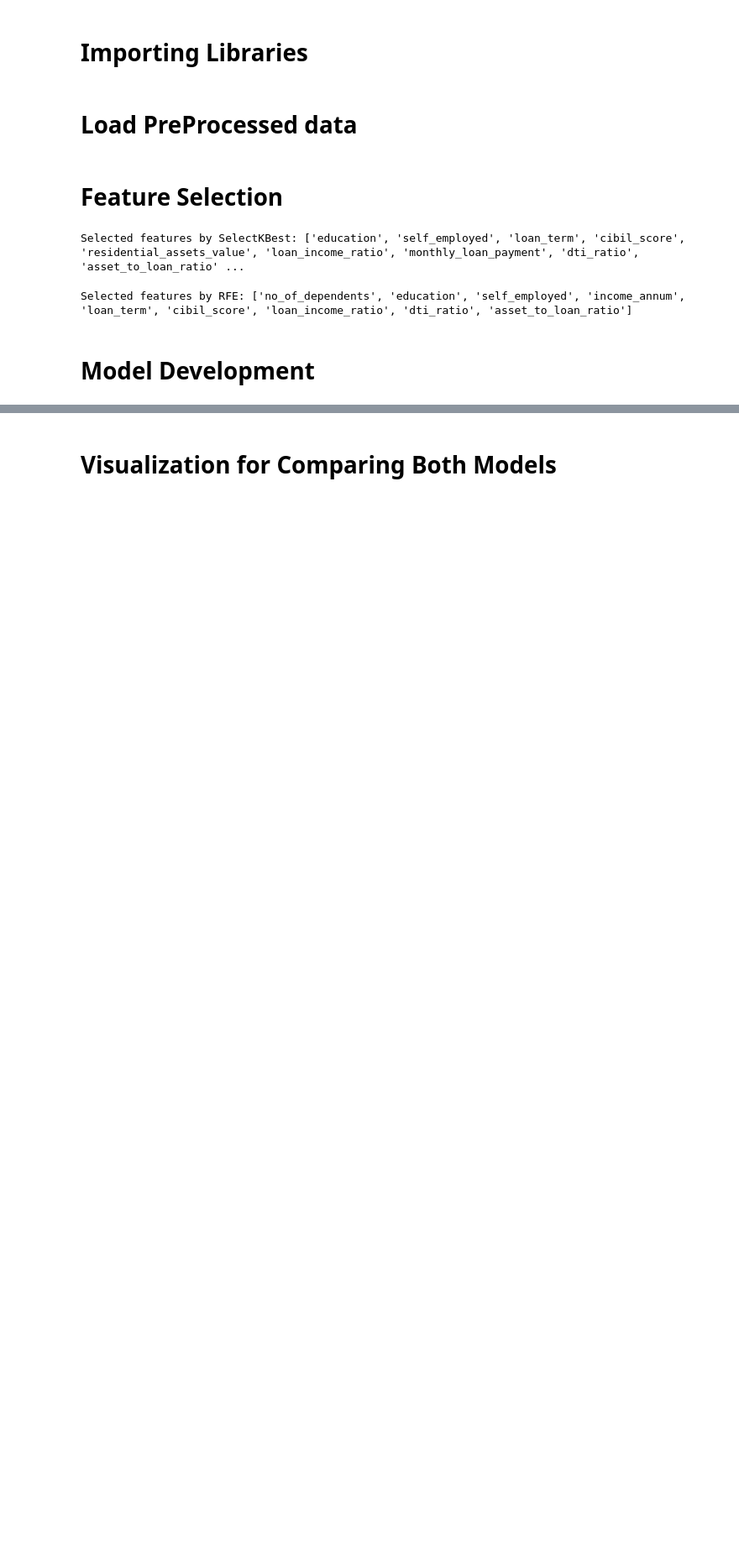
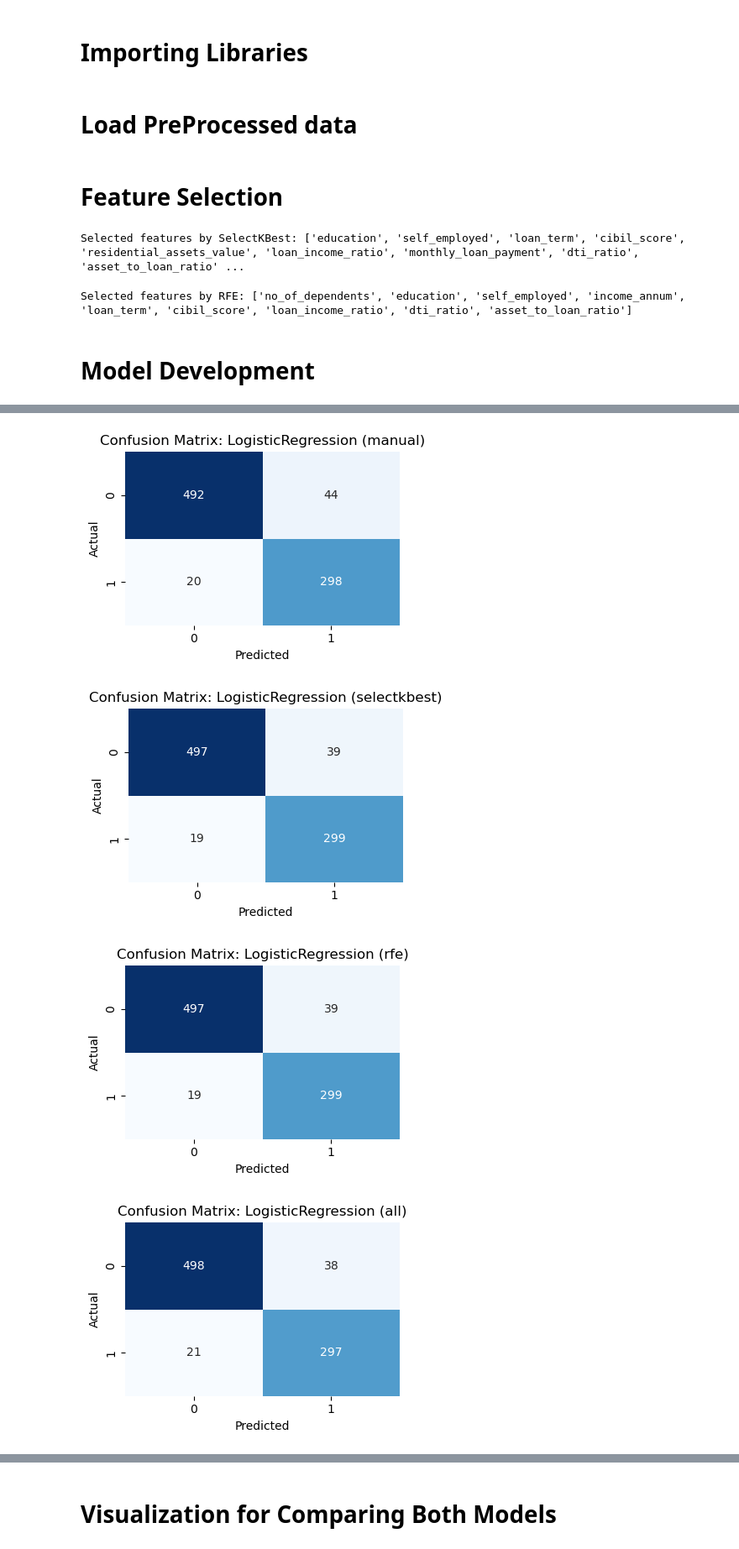
Before and after one commit to MaysoonHelmy/Loan-Approval-Prediction, a Jupyter notebook: Feature Selection and Model developmnt/Models.ipynb, the cells around one changed output, grey strips where cells are left out. Shown: that part at 84% size. Saved outputs shown, nothing was run; the diff lists cells and outputs as text; code cells hidden in the pictures; blank space fills up the shorter version.

```diff
--- a/Feature Selection and Model developmnt/Models.ipynb
+++ b/Feature Selection and Model developmnt/Models.ipynb
@@ -140,2 +141,27 @@ weighted avg       1.00      1.00      1.00       854
 
 ------------------------------------------------------------
+# %%
+from sklearn.metrics import confusion_matrix
+import seaborn as sns
+
+# Plot confusion matrices for each model and feature set
+for model_name in models:
+    for set_name, features in feature_sets.items():
+        X_te = X_test[features]
+        y_pred = GridSearchCV(models[model_name][0], models[model_name][1], cv=5, scoring='accuracy', n_jobs=-1)
+        y_pred.fit(X_train[features], y_train)
+        y_test_pred = y_pred.predict(X_te)
+        cm = confusion_matrix(y_test, y_test_pred)
+
+        plt.figure(figsize=(4, 3))
+        sns.heatmap(cm, annot=True, fmt='d', cmap='Blues', cbar=False)
+        plt.title(f'Confusion Matrix: {model_name} ({set_name})')
+        plt.xlabel('Predicted')
+        plt.ylabel('Actual')
+        plt.tight_layout()
+        plt.show()
+# %% [output]
+[figure, added]
+[figure, added]
+[figure, added]
+[figure, added]
```
Also changed, not shown: parts of 6 cells of this notebook.
